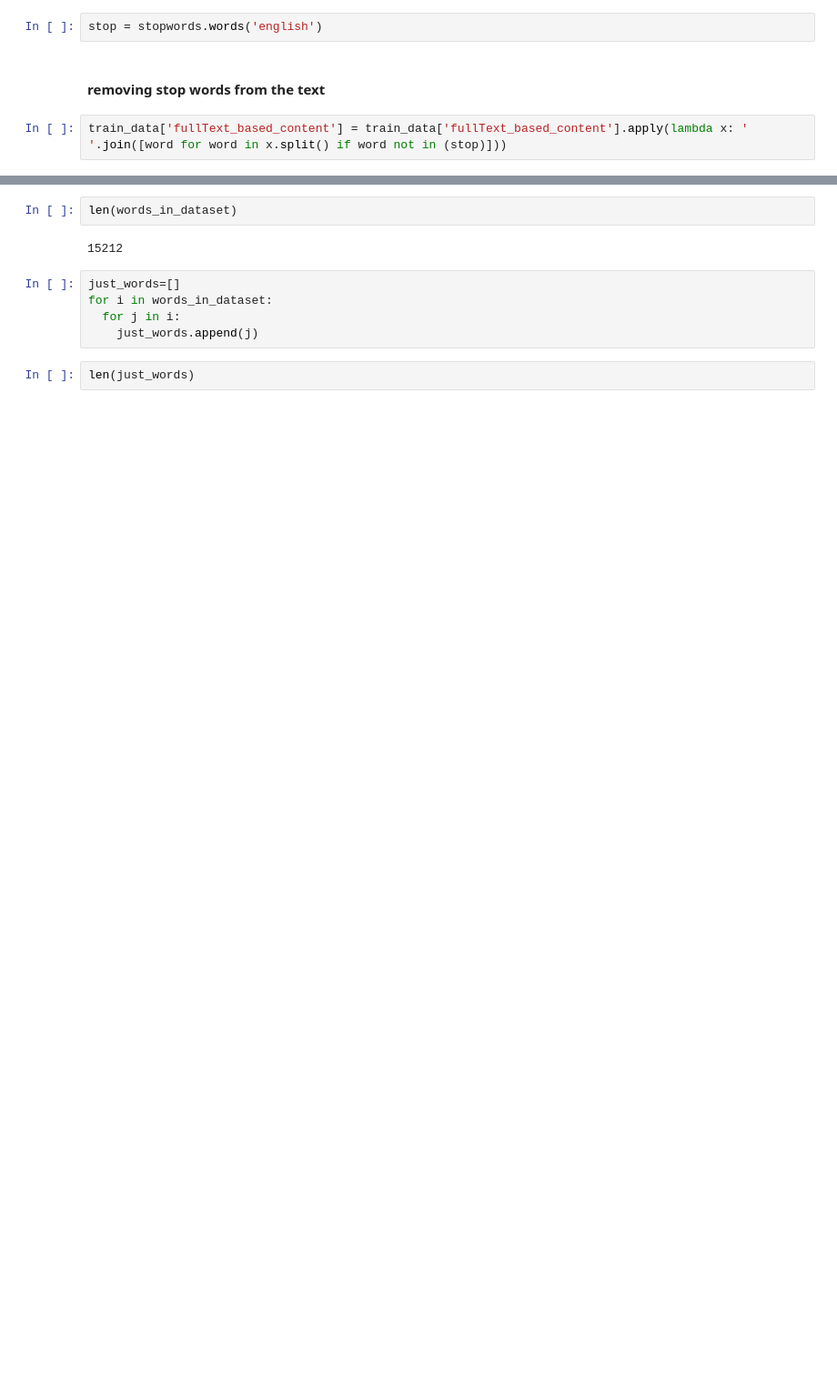
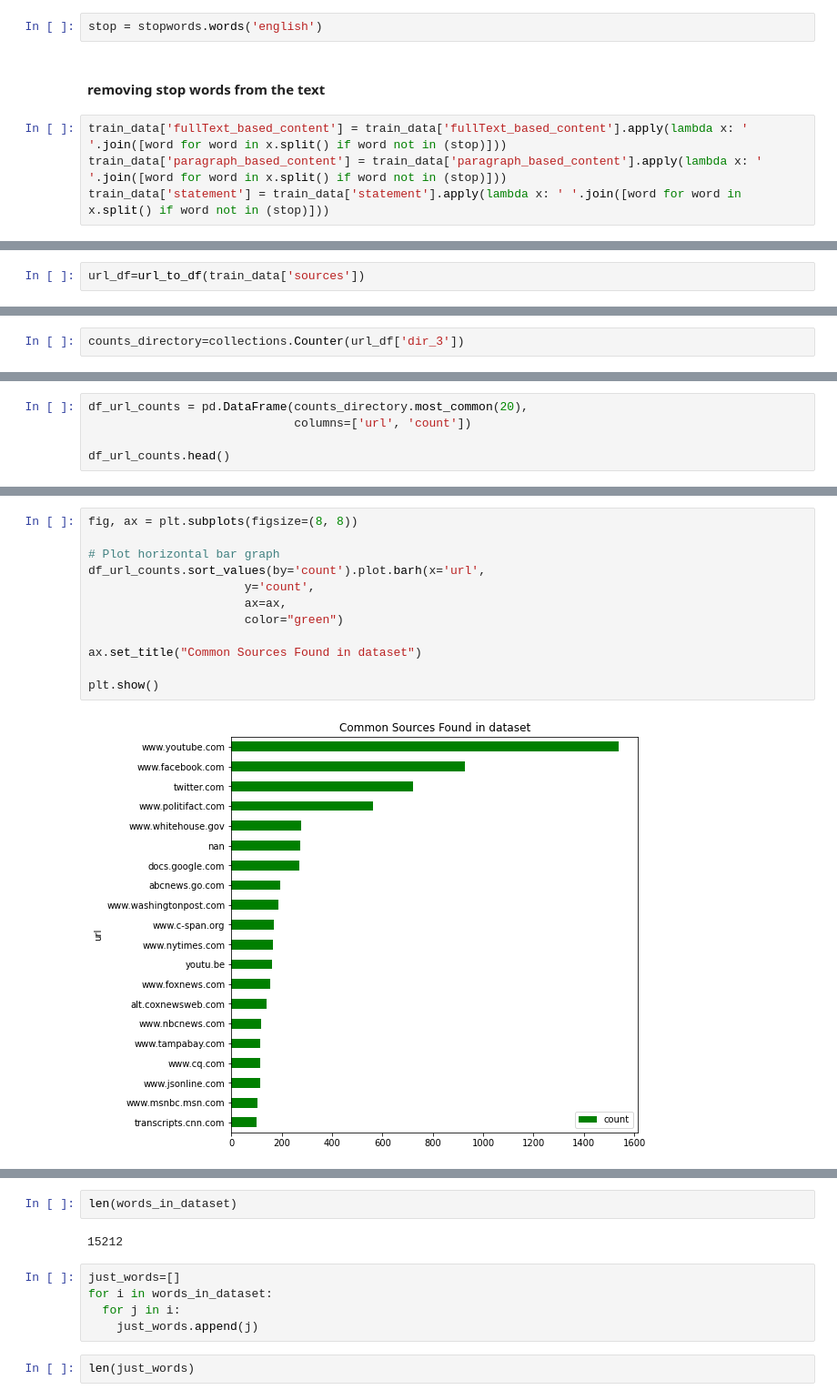
Before and after one commit to shouraykumra/Fake-News-Detection, a Jupyter notebook: Fake_news_detection.ipynb, the cells around one changed output, grey strips where cells are left out. Shown at 91% size. Drawn from its saved outputs; the diff is of its cells as text; blank space fills up the shorter version.

```diff
--- a/Fake_news_detection.ipynb
+++ b/Fake_news_detection.ipynb
@@ -102,4 +107,6 @@ stop = stopwords.words('english')
 #### removing stop words from the text
 # %%
 train_data['fullText_based_content'] = train_data['fullText_based_content'].apply(lambda x: ' '.join([word for word in x.split() if word not in (stop)]))
+train_data['paragraph_based_content'] = train_data['paragraph_based_content'].apply(lambda x: ' '.join([word for word in x.split() if word not in (stop)]))
+train_data['statement'] = train_data['statement'].apply(lambda x: ' '.join([word for word in x.split() if word not in (stop)]))
 # %%
@@ -108,0 +184,2 @@ train_data['fullText_based_content'][1]
+# %%
+url_df=url_to_df(train_data['sources'])
@@ -108,0 +193,2 @@ train_data['fullText_based_content'][1]
+# %%
+counts_directory=collections.Counter(url_df['dir_3'])
@@ -108,0 +228,5 @@ train_data['fullText_based_content'][1]
+# %%
+df_url_counts = pd.DataFrame(counts_directory.most_common(20),
+                             columns=['url', 'count'])
+
+df_url_counts.head()
@@ -108,0 +240,14 @@ train_data['fullText_based_content'][1]
+# %%
+fig, ax = plt.subplots(figsize=(8, 8))
+
+# Plot horizontal bar graph
+df_url_counts.sort_values(by='count').plot.barh(x='url',
+                      y='count',
+                      ax=ax,
+                      color="green")
+
+ax.set_title("Common Sources Found in dataset")
+
+plt.show()
+# %% [output]
+[figure, added]
```
Also changed, not shown: parts of 44 cells of this notebook.
